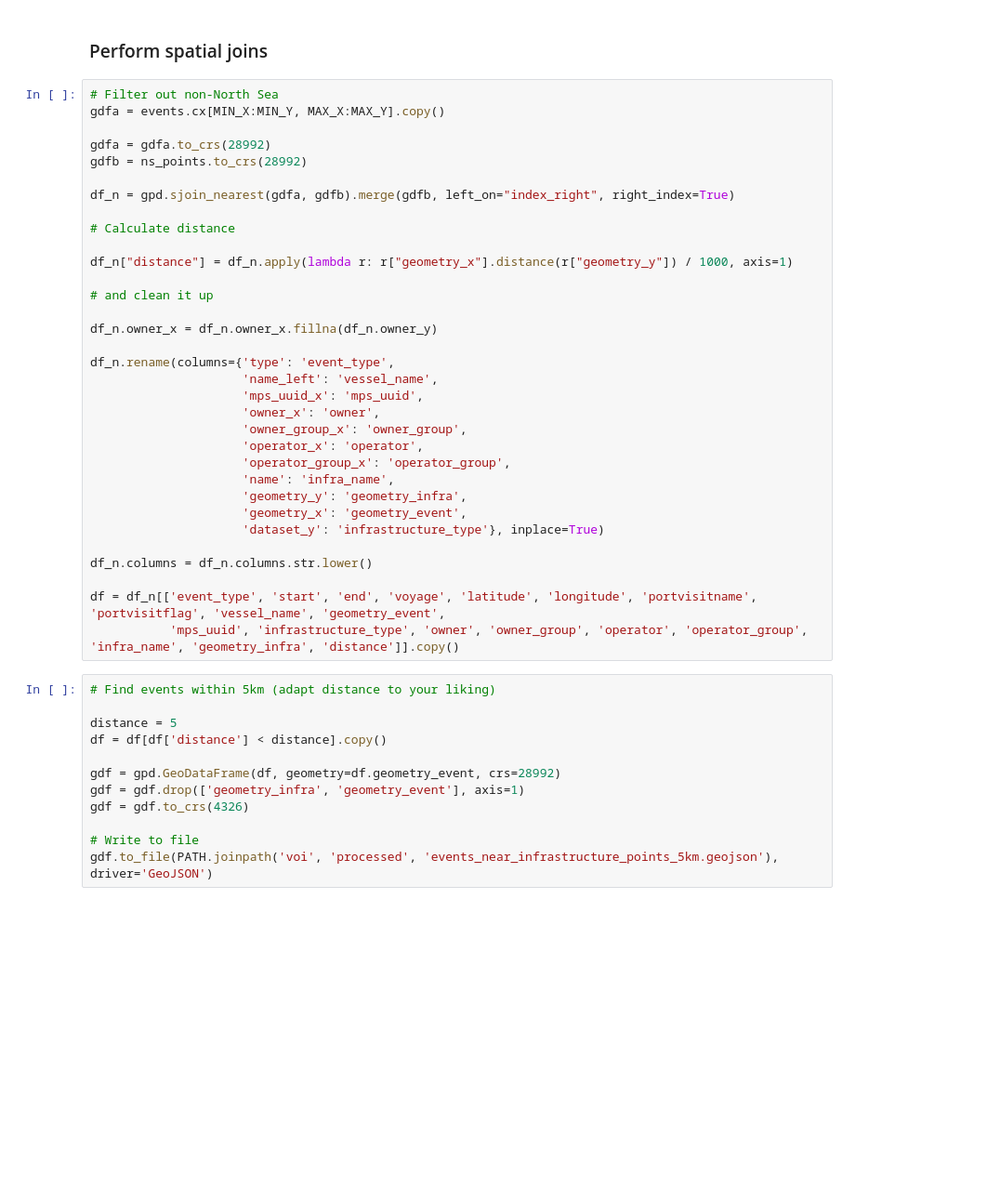
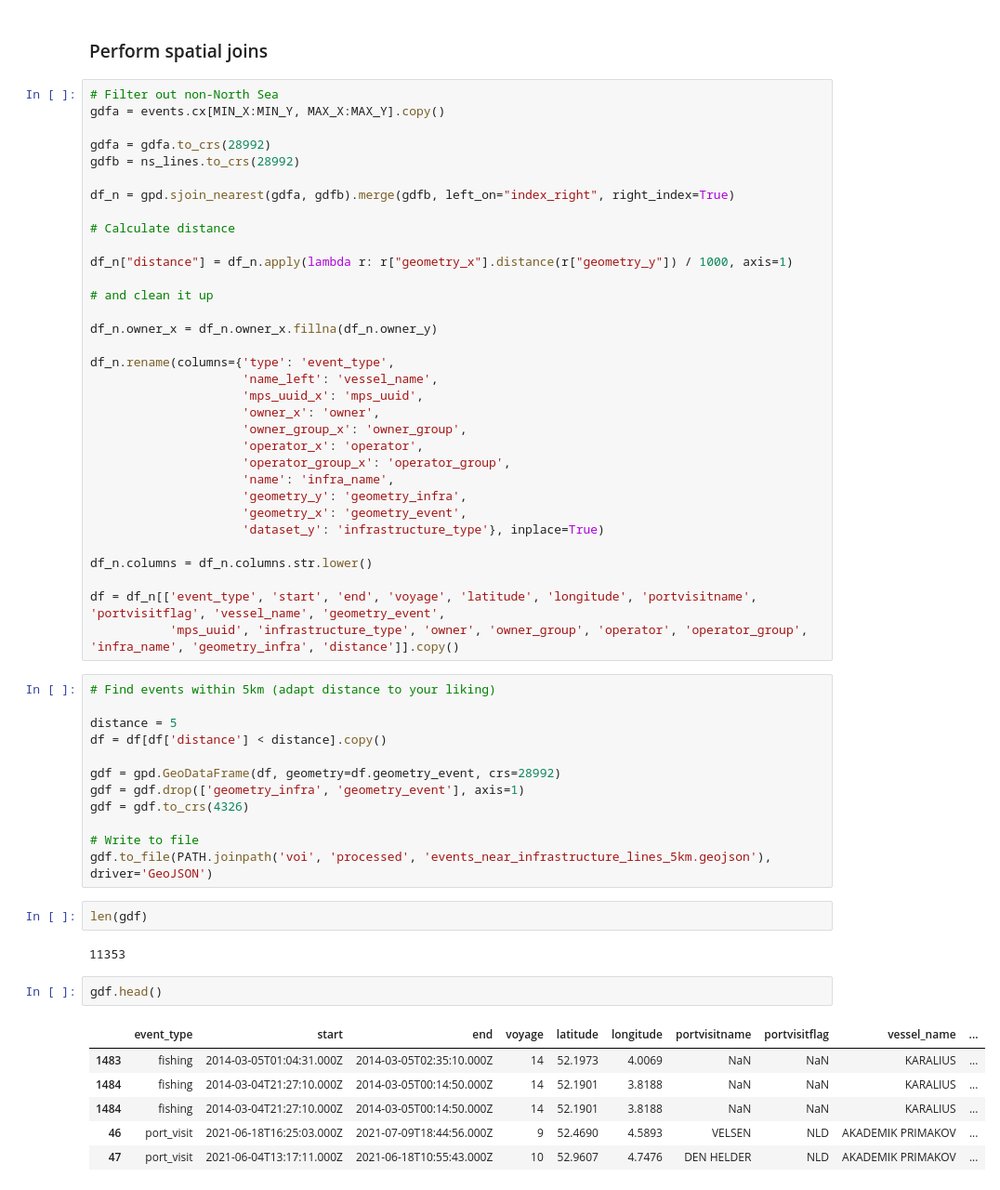
Before and after one commit to followthemoney/russian_vessels, a Jupyter notebook: notebooks/track_analysis.ipynb, the cells around one changed output. Shown at 93% size. Drawn from its saved outputs; the diff is of its cells as text; blank space fills up the shorter version.

Commit message:
add events tracking

```diff
--- a/notebooks/track_analysis.ipynb
+++ b/notebooks/track_analysis.ipynb
@@ -364,7 +365,7 @@ len(ns_points)
 gdfa = events.cx[MIN_X:MIN_Y, MAX_X:MAX_Y].copy()
 
 gdfa = gdfa.to_crs(28992)
-gdfb = ns_points.to_crs(28992)
+gdfb = ns_lines.to_crs(28992)
 
 df_n = gpd.sjoin_nearest(gdfa, gdfb).merge(gdfb, left_on="index_right", right_index=True)
 
@@ -403,4 +404,17 @@ gdf = gdf.drop(['geometry_infra', 'geometry_event'], axis=1)
 gdf = gdf.to_crs(4326)
 
 # Write to file
-gdf.to_file(PATH.joinpath('voi', 'processed', 'events_near_infrastructure_points_5km.geojson'), driver='GeoJSON')
+gdf.to_file(PATH.joinpath('voi', 'processed', 'events_near_infrastructure_lines_5km.geojson'), driver='GeoJSON')
+# %%
+len(gdf)
+# %% [output]
+11353
+# %%
+gdf.head()
+# %% [output]
+|  | event_type | start | end | voyage | latitude | longitude | portvisitname | portvisitflag | vessel_name | ... |
+| 1483 | fishing | 2014-03-05T01:04:31.000Z | 2014-03-05T02:35:10.000Z | 14 | 52.1973 | 4.0069 | NaN | NaN | KARALIUS | ... |
+| 1484 | fishing | 2014-03-04T21:27:10.000Z | 2014-03-05T00:14:50.000Z | 14 | 52.1901 | 3.8188 | NaN | NaN | KARALIUS | ... |
+| 1484 | fishing | 2014-03-04T21:27:10.000Z | 2014-03-05T00:14:50.000Z | 14 | 52.1901 | 3.8188 | NaN | NaN | KARALIUS | ... |
+| 46 | port_visit | 2021-06-18T16:25:03.000Z | 2021-07-09T18:44:56.000Z | 9 | 52.4690 | 4.5893 | VELSEN | NLD | AKADEMIK PRIMAKOV | ... |
+| 47 | port_visit | 2021-06-04T13:17:11.000Z | 2021-06-18T10:55:43.000Z | 10 | 52.9607 | 4.7476 | DEN HELDER | NLD | AKADEMIK PRIMAKOV | ... |
```
Also changed, not shown: parts of 4 cells of this notebook, 2 other files.
